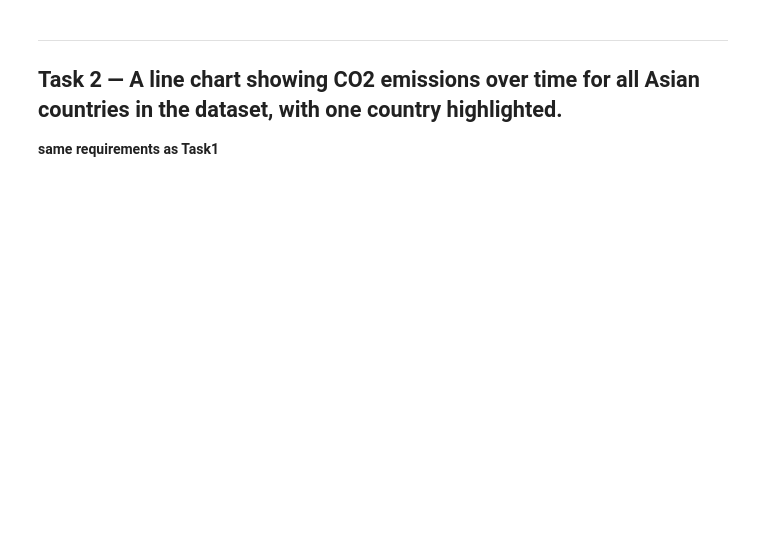
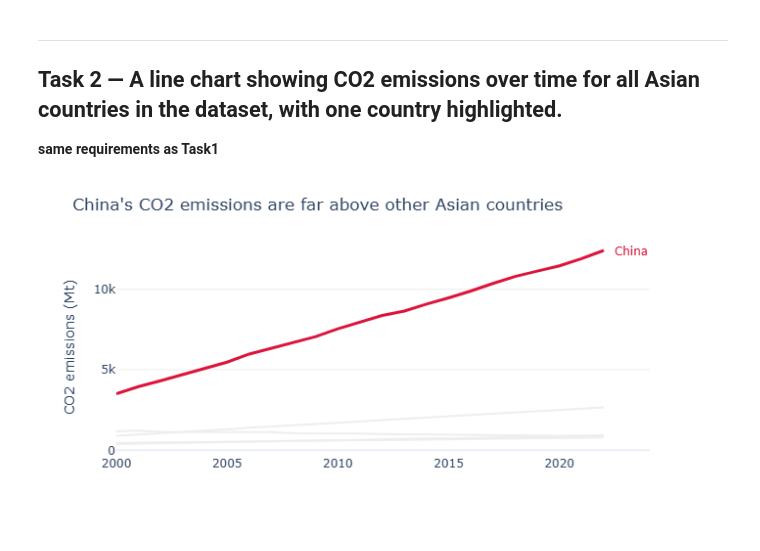
Before and after one commit to raj17-dev/dataviz-exercises-raj-ravindra-singh, a Jupyter notebook: week03/lecture03_exercise.ipynb, the cells around one changed output. Cells and saved outputs as stored; diff of their text form; code cells hidden in the pictures; blank space fills up the shorter version.

```diff
--- a/week03/lecture03_exercise.ipynb
+++ b/week03/lecture03_exercise.ipynb
@@ -69,3 +105,39 @@ Name: CO2_Mt, dtype: float64
 # %%
 # Task — Multi-series line with highlight
 # YOUR CODE HERE
+# Task 2: CO2 emissions for Asian countries, with China highlighted
+
+asia = df[df['Region'] == 'Asia']
+highlight = 'China'
+
+# Draw every Asian country in light grey first
+fig = px.line(
+    asia, x='Year', y='CO2_Mt', line_group='Country',
+    color_discrete_sequence=['#EEEEEE'],
+    labels={'Year': '', 'CO2_Mt': 'CO2 emissions (Mt)'}
+)
+
+# Add China as the coloured line
+china = asia[asia['Country'] == highlight]
+fig.add_scatter(
+    x=china['Year'], y=china['CO2_Mt'],
+    mode='lines', name=highlight, line=dict(color='crimson', width=3),
+    showlegend=False
+)
+
+# Label China at the end of its line
+last = china[china['Year'] == china['Year'].max()].iloc[0]
+fig.add_annotation(
+    x=last['Year'], y=last['CO2_Mt'], text=highlight,
+    showarrow=False, xshift=28, font=dict(color='crimson')
+)
+
+fig.update_layout(
+    title="China's CO2 emissions are far above other Asian countries",
+    template='plotly_white', showlegend=False
+)
+fig.update_xaxes(showgrid=False)
+fig.update_yaxes(showgrid=True, gridcolor='#EEEEEE')
+fig.show()
+# %% [output]
+[figure, added]
```
Also changed, not shown: parts of 1 cell of this notebook, 1 other file.
